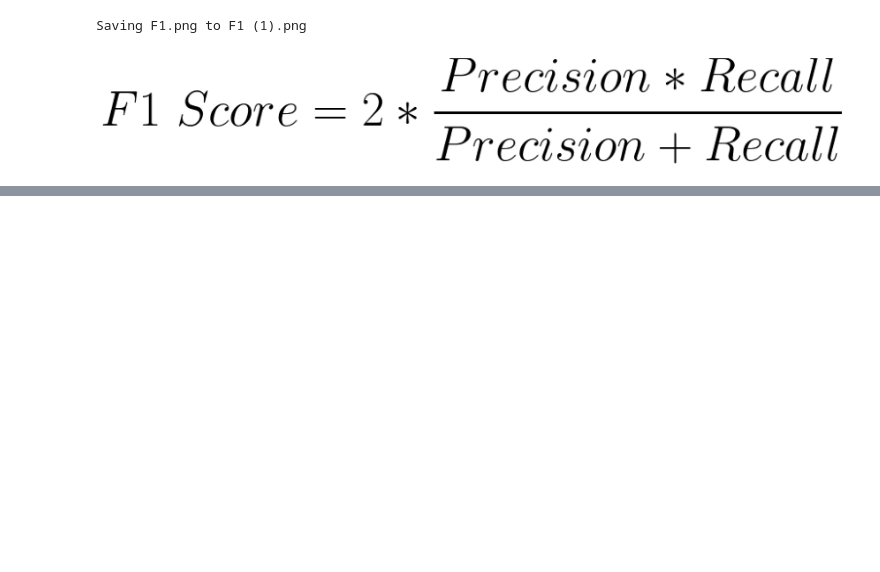
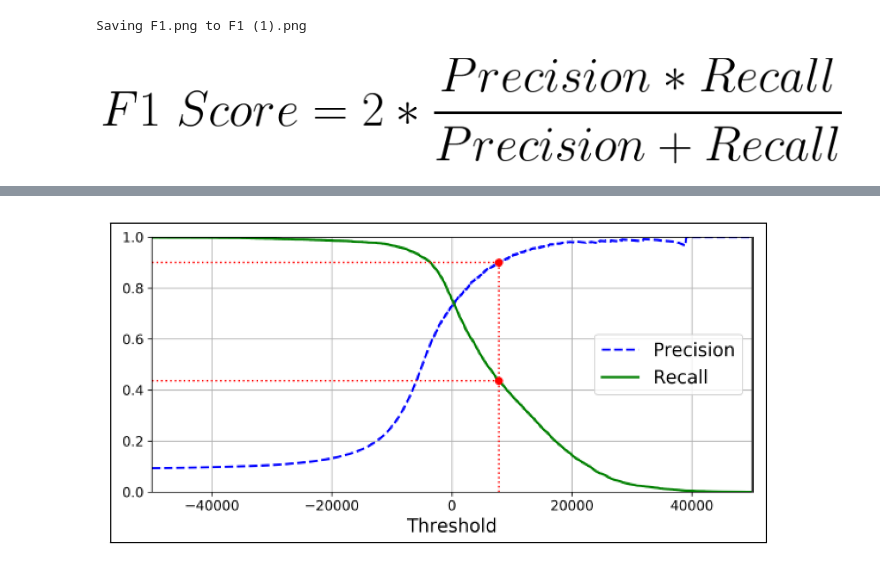
Before and after one commit to muntazirabidi/machine_learning_tutorials, a Jupyter notebook: Classification.ipynb, the cells around one changed output, grey strips where cells are left out. Drawn from its saved outputs; the diff is of its cells as text; code cells hidden in the pictures; blank space fills up the shorter version.

```diff
--- a/Classification.ipynb
+++ b/Classification.ipynb
@@ -264,0 +285,14 @@ plt.show()
+# %%
+from sklearn.metrics import precision_recall_curve
+
+precisions, recalls, thresholds = precision_recall_curve(y_train_5, y_scores)
+
+def plot_decision_recall_vs_threshold(precisions, recalls, thresholds):
+  plt.plot(thresholds, precisions[:-1], 'b--', label = 'Precision')
+  plt.plot(thresholds, recalls[:-1], 'g-', label = 'Recall')
+
+#plot_decision_recall_vs_threshold(precisions, recalls, thresholds)
+#plt.show()
+
+uploaded = files.upload()
+im4 = Image.open(BytesIO(uploaded['trade-off.png']))
@@ -264,0 +302,7 @@ plt.show()
+# %%
+plt.figure(figsize=(12,12))
+plt.imshow(im4)
+plt.axis('off')
+plt.show()
+# %% [output]
+[figure, added]
```
Also changed, not shown: parts of 7 cells of this notebook.
